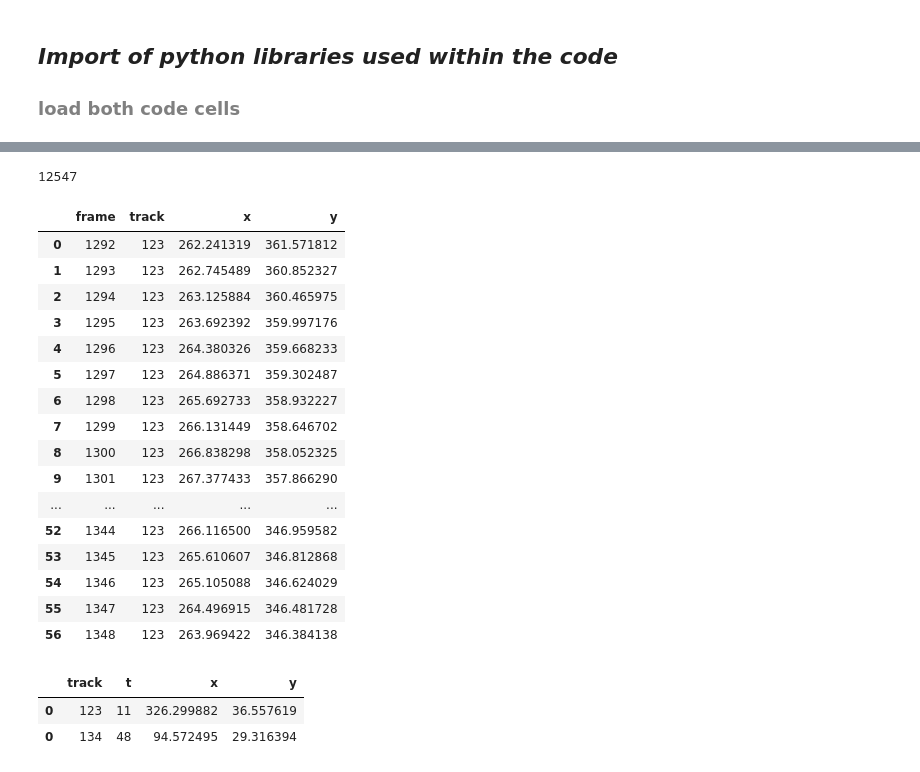
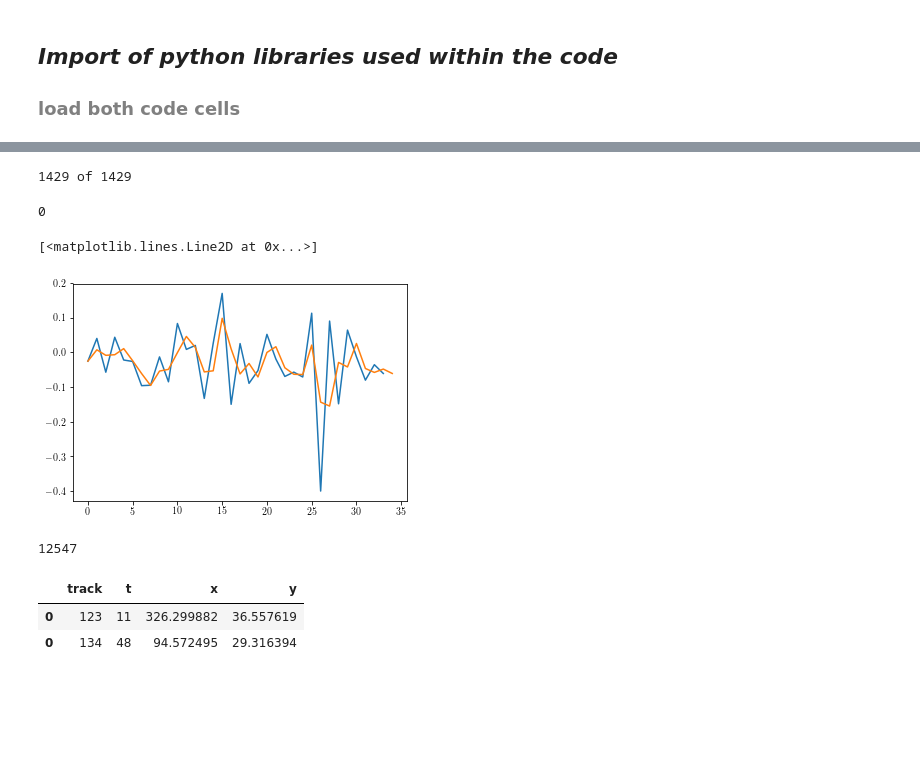
Before and after one commit to fvegar/Tracks, a Jupyter notebook: tracks_processing.ipynb, the cells around one changed output, grey strips where cells are left out. Cells and saved outputs as stored; diff of their text form; code cells hidden in the pictures; blank space fills up the shorter version.

Commit message:
added velocity generator (w gradient and diff)

```diff
--- a/tracks_processing.ipynb
+++ b/tracks_processing.ipynb
@@ -70,13 +69,16 @@ def get_info(hash_prefix):
     return info
 
 def simple_pickle_read(nombre):
-    global tabla, Nframes
+    global tabla, tabla0, Nframes
     # Read table in pickle format
     nombre = 'datos/' + str(hash_prefix) + '_traj_roi.pkl.xz'
     tabla = pd.read_pickle(nombre, compression='infer')
     tabla = tabla.reset_index(drop=True) # por si los indices salen desordenados
+    tabla0 = tabla
     Nframes = np.max(tabla.frame)
-    print('Number of frames in the experiment: ', Nframes)
+    Ntracks = np.max(tabla.track)
+    print('Number of frames in the movie: ', Nframes)
+    print('Number of tracks detected along: ', Ntracks)
     return tabla
 # %%
 hash_prefix = 7406525166311639896
@@ -116,0 +142,24 @@ Name: N, dtype: int64
+# %%
+def one_red(tabla):
+    global one_list, Ntracks
+    one_list =[]
+    for i in range(np.max(tabla.track)):
+        if len(tabla.loc[tabla['track'] == i]) < 2:
+            one_list.append(i)
+    tabla_red = tabla.drop(tabla.index[one_list]).reset_index(drop=True)
+    Ntracks = np.max(tabla_red.track)
+    return tabla_red
+
+def n_red(n, tabla):
+    global n_list, Ntracks
+    n_list = []
+    for i in range(np.max(tabla.track)):
+        if len(tabla.loc[tabla['track'] == i]) < n+1:
+            one_list.append(i)
+    tabla_red = tabla.drop(tabla.index[one_list]).reset_index(drop=True)
+    Ntracks = np.max(tabla_red.track)
+    return tabla_red
+# %%
+# drop tracks that last just 1 frame, store the dropped tracks list in one_list
+tabla = one_red(tabla)
+tabla.head()
@@ -116,0 +190,4 @@ Name: N, dtype: int64
+# %%
+# drop tracks that last 10 frames or less, store the dropped tracks list in n_list
+tabla = n_red(10,tabla)
+tabla.head()
@@ -123,3 +283,19 @@ This 'simple_pickle_read' takes a pkl file of xy positions and tracks (no veloci
+# %%
+tabla_diff = vels_diff(tabla)
+tabla_grad = vels_gradient(tabla)
+# %% [output]
+1429 of 1429
+# %%
+len(tabla[tabla.track==70])
+# %% [output]
+0
+# %%
+plt.figure(1)
+plt.plot(np.diff(tabla[tabla.track==100].x))
+plt.plot(np.gradient(tabla[tabla.track==100].x))
+# %% [output]
+[<matplotlib.lines.Line2D at 0x...>]
+[figure, added]
 # %%
 for i in range(np.max(tabla.particle)+1):
     tabla.loc[tabla['particle'] == 0].reset_index(drop=True)
@@ -134,23 +306,3 @@ def track(t_id):
-# %%
-track(123)
-# %% [output]
-|  | frame | track | x | y |
-| 0 | 1292 | 123 | 262.241319 | 361.571812 |
-| 1 | 1293 | 123 | 262.745489 | 360.852327 |
-| 2 | 1294 | 123 | 263.125884 | 360.465975 |
-| 3 | 1295 | 123 | 263.692392 | 359.997176 |
-| 4 | 1296 | 123 | 264.380326 | 359.668233 |
-| 5 | 1297 | 123 | 264.886371 | 359.302487 |
-| 6 | 1298 | 123 | 265.692733 | 358.932227 |
-| 7 | 1299 | 123 | 266.131449 | 358.646702 |
-| 8 | 1300 | 123 | 266.838298 | 358.052325 |
-| 9 | 1301 | 123 | 267.377433 | 357.866290 |
-| ... | ... | ... | ... | ... |
-| 52 | 1344 | 123 | 266.116500 | 346.959582 |
-| 53 | 1345 | 123 | 265.610607 | 346.812868 |
-| 54 | 1346 | 123 | 265.105088 | 346.624029 |
-| 55 | 1347 | 123 | 264.496915 | 346.481728 |
-| 56 | 1348 | 123 | 263.969422 | 346.384138 |
 # %%
 t2=tabla.loc[tabla['track'] == 134].reset_index(drop=True)
 # %%
```
Also changed, not shown: parts of 20 cells of this notebook.
